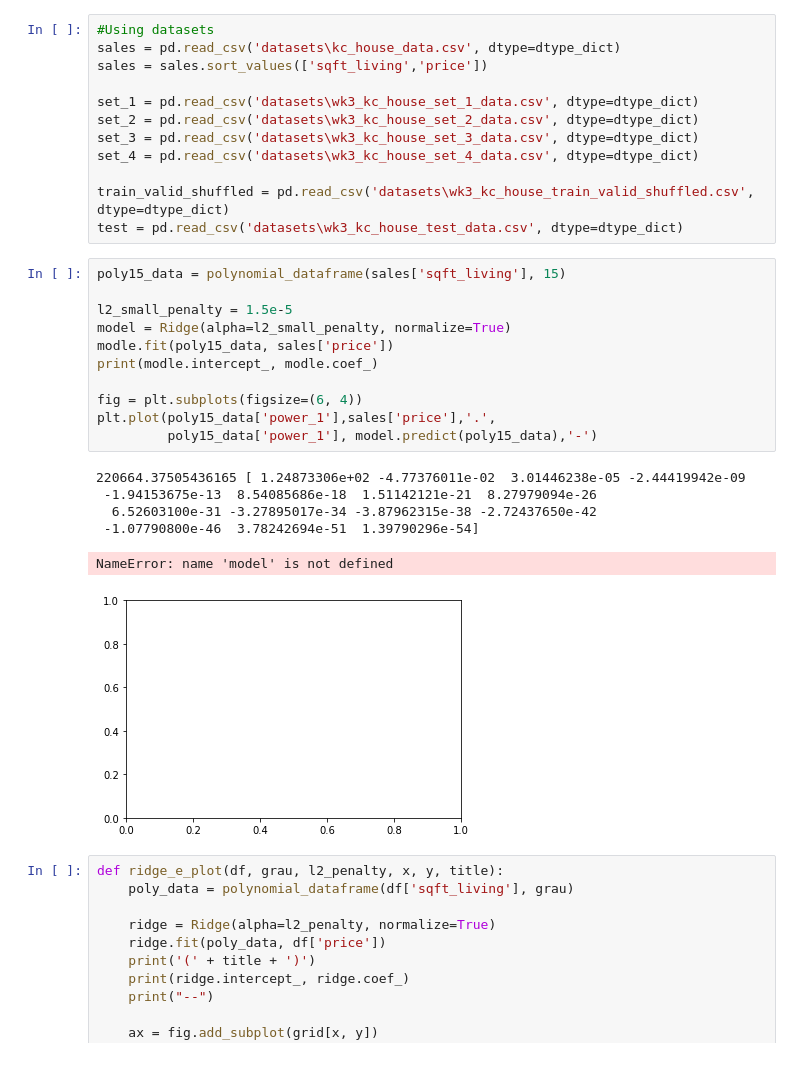
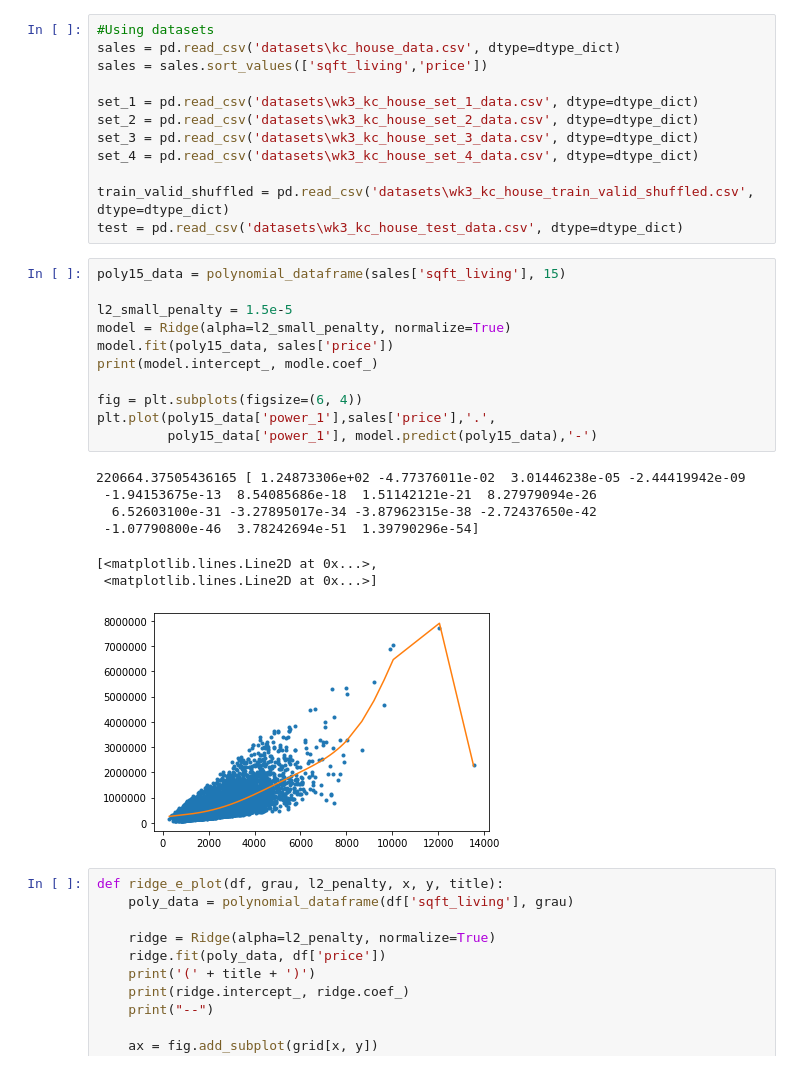
Before and after one commit to eduardobaratela/Regression-University-of-Washington-Coursera, a Jupyter notebook: myNotebook.ipynb, the cells around one changed output. Cells and saved outputs as stored; diff of their text form.

```diff
--- a/myNotebook.ipynb
+++ b/myNotebook.ipynb
@@ -321,21 +321,22 @@ test = pd.read_csv('datasets\wk3_kc_house_test_data.csv', dtype=dtype_dict)
 # %%
 poly15_data = polynomial_dataframe(sales['sqft_living'], 15)
 
 l2_small_penalty = 1.5e-5
 model = Ridge(alpha=l2_small_penalty, normalize=True)
-modle.fit(poly15_data, sales['price'])
-print(modle.intercept_, modle.coef_)
+model.fit(poly15_data, sales['price'])
+print(model.intercept_, modle.coef_)
 
 fig = plt.subplots(figsize=(6, 4))
 plt.plot(poly15_data['power_1'],sales['price'],'.',
          poly15_data['power_1'], model.predict(poly15_data),'-')
 # %% [output]
 220664.37505436165 [ 1.24873306e+02 -4.77376011e-02  3.01446238e-05 -2.44419942e-09
  -1.94153675e-13  8.54085686e-18  1.51142121e-21  8.27979094e-26
   6.52603100e-31 -3.27895017e-34 -3.87962315e-38 -2.72437650e-42
  -1.07790800e-46  3.78242694e-51  1.39790296e-54]
-NameError: name 'model' is not defined
+[<matplotlib.lines.Line2D at 0x...>,
+ <matplotlib.lines.Line2D at 0x...>]
-[figure, old version]
+[figure, new version]
 # %%
 def ridge_e_plot(df, grau, l2_penalty, x, y, title):
     poly_data = polynomial_dataframe(df['sqft_living'], grau)
```
Also changed, not shown: parts of 3 cells of this notebook, 1 other file.
